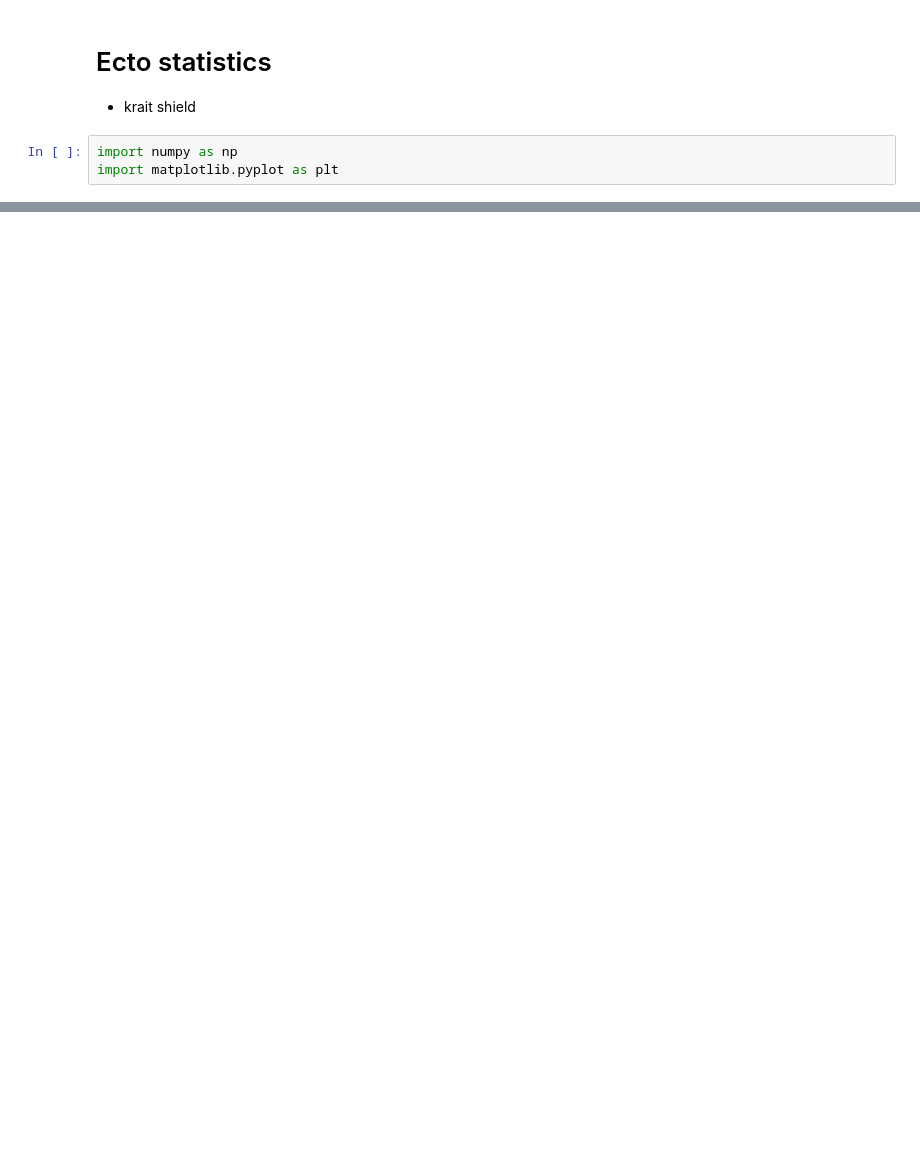
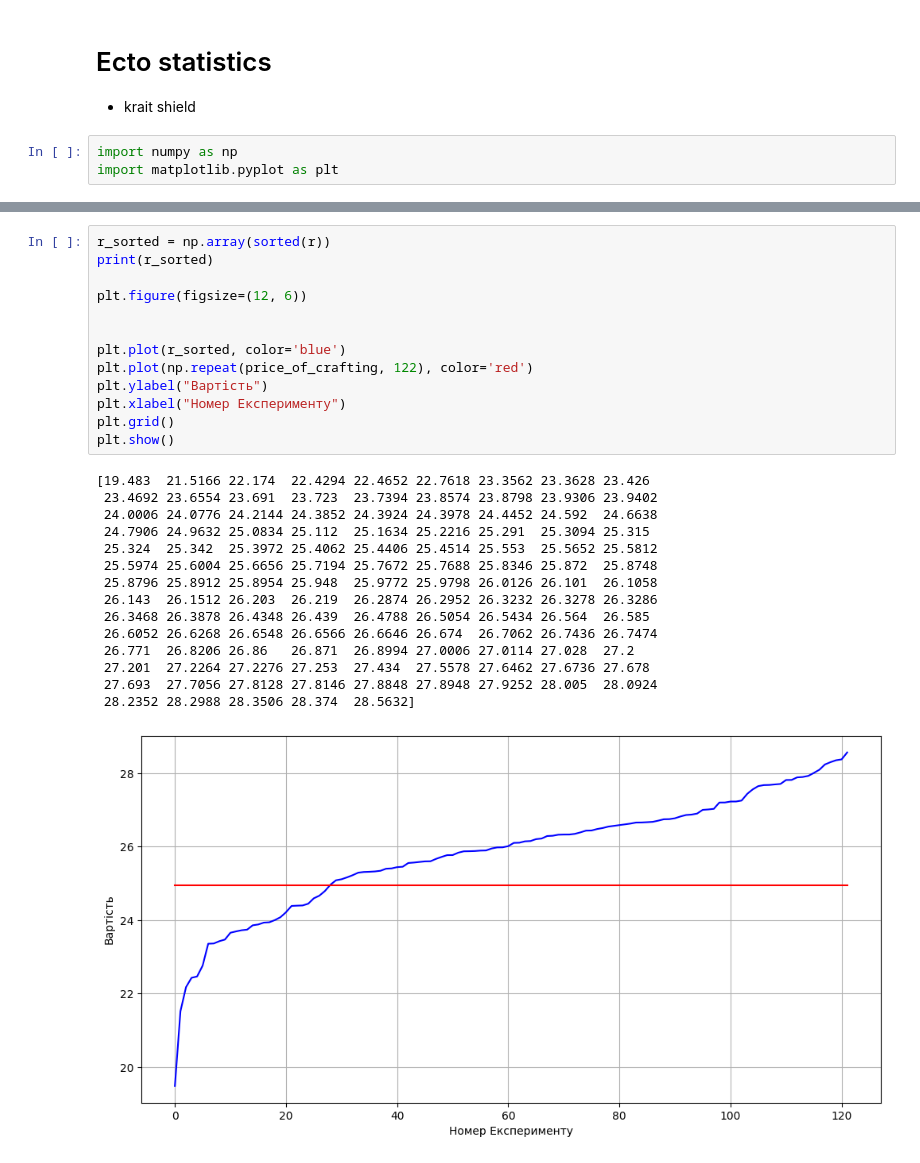
Before and after one commit to BobasB/it_college, a Jupyter notebook: example/gw2_economics/ecto.ipynb, the cells around one changed output, grey strips where cells are left out. Saved outputs shown, nothing was run; the diff lists cells and outputs as text; blank space fills up the shorter version.

```diff
--- a/example/gw2_economics/ecto.ipynb
+++ b/example/gw2_economics/ecto.ipynb
@@ -40,0 +76,29 @@ plt.show()
+# %%
+r_sorted = np.array(sorted(r))
+print(r_sorted)
+
+plt.figure(figsize=(12, 6))
+
+
+plt.plot(r_sorted, color='blue')
+plt.plot(np.repeat(price_of_crafting, 122), color='red')
+plt.ylabel("Вартість")
+plt.xlabel("Номер Експерименту")
+plt.grid()
+plt.show()
+# %% [output]
+[19.483  21.5166 22.174  22.4294 22.4652 22.7618 23.3562 23.3628 23.426
+ 23.4692 23.6554 23.691  23.723  23.7394 23.8574 23.8798 23.9306 23.9402
+ 24.0006 24.0776 24.2144 24.3852 24.3924 24.3978 24.4452 24.592  24.6638
+ 24.7906 24.9632 25.0834 25.112  25.1634 25.2216 25.291  25.3094 25.315
+ 25.324  25.342  25.3972 25.4062 25.4406 25.4514 25.553  25.5652 25.5812
+ 25.5974 25.6004 25.6656 25.7194 25.7672 25.7688 25.8346 25.872  25.8748
+ 25.8796 25.8912 25.8954 25.948  25.9772 25.9798 26.0126 26.101  26.1058
+ 26.143  26.1512 26.203  26.219  26.2874 26.2952 26.3232 26.3278 26.3286
+ 26.3468 26.3878 26.4348 26.439  26.4788 26.5054 26.5434 26.564  26.585
+ 26.6052 26.6268 26.6548 26.6566 26.6646 26.674  26.7062 26.7436 26.7474
+ 26.771  26.8206 26.86   26.871  26.8994 27.0006 27.0114 27.028  27.2
+ 27.201  27.2264 27.2276 27.253  27.434  27.5578 27.6462 27.6736 27.678
+ 27.693  27.7056 27.8128 27.8146 27.8848 27.8948 27.9252 28.005  28.0924
+ 28.2352 28.2988 28.3506 28.374  28.5632]
+[figure, added]
```
Also changed, not shown: parts of 9 cells of this notebook.
